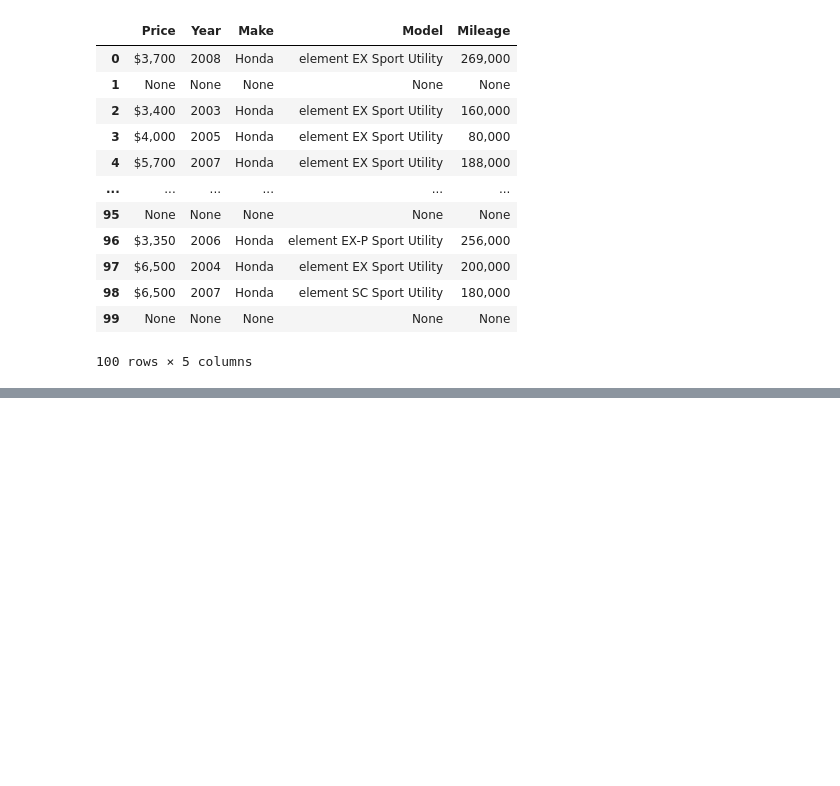
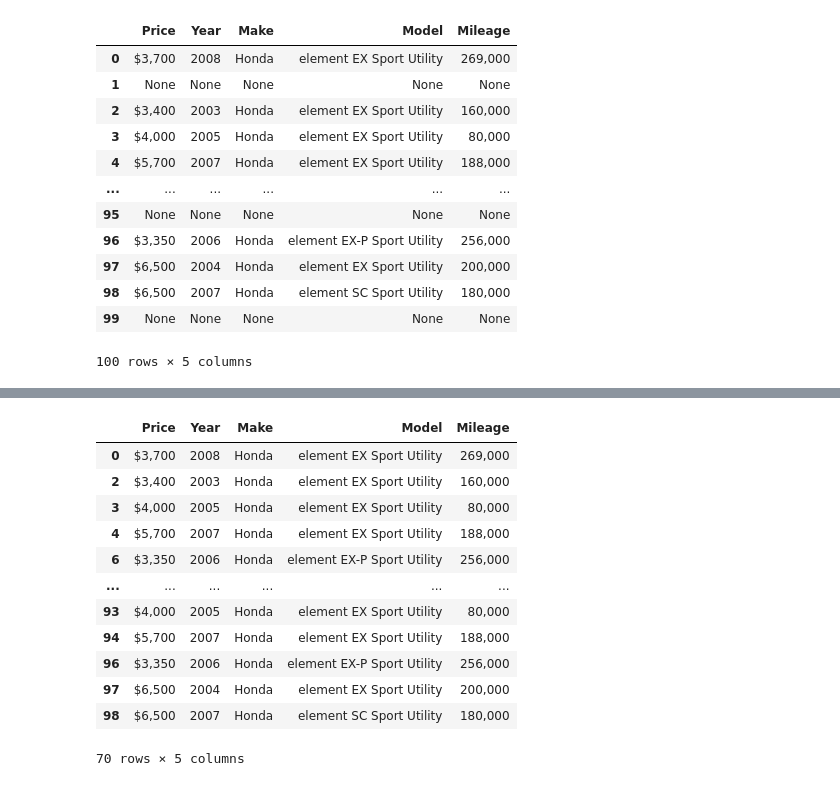
Before and after one commit to patrickho77/Honda_Element, a Jupyter notebook: scraper.ipynb, the cells around one changed output, grey strips where cells are left out. Saved outputs shown, nothing was run; the diff lists cells and outputs as text; code cells hidden in the pictures; blank space fills up the shorter version.

Commit message:
model

```diff
--- a/scraper.ipynb
+++ b/scraper.ipynb
@@ -131,0 +117,18 @@ browser.quit()
+# %%
+df.dropna(inplace=True)
+# %%
+df
+# %% [output]
+|  | Price | Year | Make | Model | Mileage |
+| 0 | $3,700 | 2008 | Honda | element EX Sport Utility | 269,000 |
+| 2 | $3,400 | 2003 | Honda | element EX Sport Utility | 160,000 |
+| 3 | $4,000 | 2005 | Honda | element EX Sport Utility | 80,000 |
+| 4 | $5,700 | 2007 | Honda | element EX Sport Utility | 188,000 |
+| 6 | $3,350 | 2006 | Honda | element EX-P Sport Utility | 256,000 |
+| ... | ... | ... | ... | ... | ... |
+| 93 | $4,000 | 2005 | Honda | element EX Sport Utility | 80,000 |
+| 94 | $5,700 | 2007 | Honda | element EX Sport Utility | 188,000 |
+| 96 | $3,350 | 2006 | Honda | element EX-P Sport Utility | 256,000 |
+| 97 | $6,500 | 2004 | Honda | element EX Sport Utility | 200,000 |
+| 98 | $6,500 | 2007 | Honda | element SC Sport Utility | 180,000 |
+70 rows × 5 columns
```
Also changed, not shown: parts of 13 cells of this notebook.
